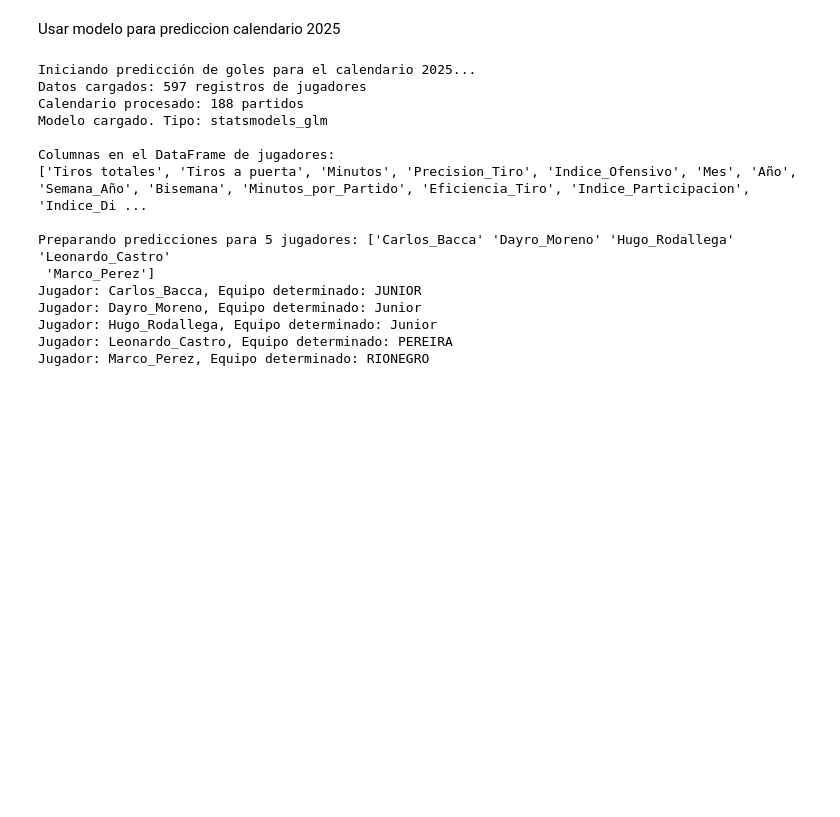
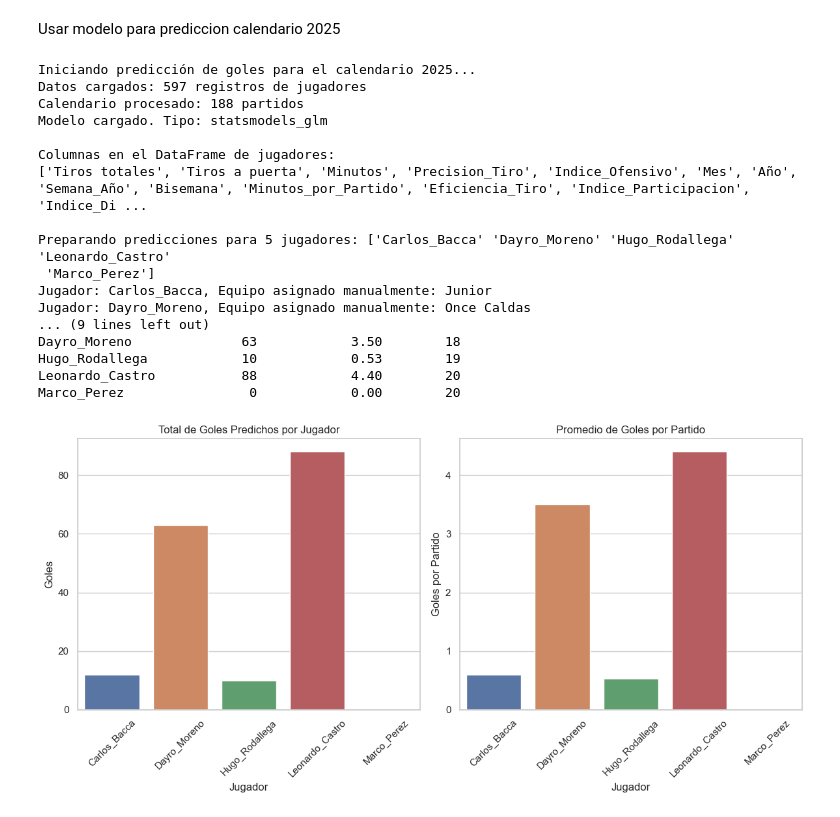
Before and after one commit to IngRetrius/Final-bi, a Jupyter notebook: Procesamiento de datos/analisis_jugadores_seleccionados.ipynb, the cells around one changed output. Saved outputs shown, nothing was run; the diff lists cells and outputs as text; code cells hidden in the pictures; blank space fills up the shorter version.

Commit message:
Goleadores modelo Arimax

```diff
--- a/Procesamiento de datos/analisis_jugadores_seleccionados.ipynb
+++ b/Procesamiento de datos/analisis_jugadores_seleccionados.ipynb
@@ -2812,7 +1908,7 @@ def cargar_modelo(ruta_modelo='modelo_poisson_goles.pkl'):
     with open(ruta_modelo, 'rb') as f:
         modelo_dict = pickle.load(f)
 
-    return modelo_dict['modelo'], modelo_dict['variables'], modelo_dict.get('scaler', None), modelo_dict.get('tipo_modelo', 'statsmodels_glm')
+    return modelo_dict['modelo'], modelo_dict['variables'], modelo_dict.get('tipo_modelo', 'statsmodels_glm')
 
 # 2. Procesar el calendario
 def procesar_calendario(ruta_calendario='calendario_2025.txt'):
@@ -2904,7 +2000,7 @@ def procesar_calendario(ruta_calendario='calendario_2025.txt'):
     return df_calendario
 
 # 3. Preparar datos para predicción por jugador
-def preparar_datos_prediccion_jugador(df_calendario, df_jugadores, variables_modelo, scaler=None):
+def preparar_datos_prediccion_jugador(df_calendario, df_jugadores, variables_modelo):
     """Prepara los datos para predecir goles para cada jugador en el calendario"""
     # Verificar las columnas disponibles en el DataFrame
     print("\nColumnas en el DataFrame de jugadores:")
@@ -3034,7 +2130,7 @@ def preparar_datos_prediccion_jugador(df_calendario, df_jugadores, variables_mod
                         ('Pereira', ['Pereira', 'Deportivo Pereira']),
                         ('Bucaramanga', ['Bucaramanga', 'Atlético Bucaramanga']),
                         ('Pasto', ['Pasto', 'Deportivo Pasto']),
-                        ('Medellín', ['Medellín', 'Independiente Medellín', 'DIM', 'Independiente']),
+                        ('Medellín', ['Medellín', 'Independiente Medellín', 'DIM','Independiente']),
                         ('Envigado', ['Envigado']),
                         ('Chicó', ['Chicó', 'Boyacá Chicó']),
                         ('Águilas', ['Águilas', 'Águilas Doradas']),
@@ -3091,11 +2187,6 @@ def preparar_datos_prediccion_jugador(df_calendario, df_jugadores, variables_mod
     # Seleccionar solo las variables del modelo y en el mismo orden
     X_pred = df_pred[variables_modelo].copy()
 
-    # Aplicar el scaler si está disponible
-    if scaler is not None:
-        columnas_numericas = X_pred.select_dtypes(include=np.number).columns
-        X_pred[columnas_numericas] = scaler.transform(X_pred[columnas_numericas])
-
     # Información adicional para interpretación
     info = df_pred[['Jugador', 'Equipo', 'Oponente', 'Fecha_Numero', 'Fecha', 'Sede_Local', 'Sede_Visitante']]
 
@@ -3105,11 +2196,11 @@ def preparar_datos_prediccion_jugador(df_calendario, df_jugadores, variables_mod
 def predecir_goles_calendario(df_calendario, df_jugadores):
     """Predice los goles para cada jugador en los partidos del calendario 2025"""
     # Cargar modelo
-    modelo, variables, scaler, tipo_modelo = cargar_modelo()
+    modelo, variables, tipo_modelo = cargar_modelo()
     print(f"Modelo cargado. Tipo: {tipo_modelo}")
 
     # Preparar datos para predicción
-    X_pred, info = preparar_datos_prediccion_jugador(df_calendario, df_jugadores, variables, scaler)
+    X_pred, info = preparar_datos_prediccion_jugador(df_calendario, df_jugadores, variables)
 
     if X_pred is None:
         return None
@@ -3187,35 +2278,38 @@ def predecir_goles_2025(ruta_jugadores='datos_preparados_modelo_poisson.csv',
     plt.savefig('predicciones_goles_2025.png')
     plt.show()
 
     # Crear tabla detallada por fecha
     print("\nPredicciones por fecha:")
     tabla_fechas = predicciones.pivot_table(
         index=['Fecha_Numero', 'Equipo', 'Oponente'],
         columns='Jugador',
         values='Goles_Redondeados',
         aggfunc='sum'
     ).fillna(0).astype(int)
 
     print(tabla_fechas)
 
     return predicciones, resumen, tabla_fechas
 
 # Si se ejecuta como script principal
 if __name__ == "__main__":
     predicciones, resumen, tabla_fechas = predecir_goles_2025()
 # %% [output]
 Iniciando predicción de goles para el calendario 2025...
 Datos cargados: 597 registros de jugadores
 Calendario procesado: 188 partidos
 Modelo cargado. Tipo: statsmodels_glm
 
 Columnas en el DataFrame de jugadores:
 ['Tiros totales', 'Tiros a puerta', 'Minutos', 'Precision_Tiro', 'Indice_Ofensivo', 'Mes', 'Año', 'Semana_Año', 'Bisemana', 'Minutos_por_Partido', 'Eficiencia_Tiro', 'Indice_Participacion', 'Indice_Di ...
 
 Preparando predicciones para 5 jugadores: ['Carlos_Bacca' 'Dayro_Moreno' 'Hugo_Rodallega' 'Leonardo_Castro'
  'Marco_Perez']
-Jugador: Carlos_Bacca, Equipo determinado: JUNIOR
-Jugador: Dayro_Moreno, Equipo determinado: Junior
-Jugador: Hugo_Rodallega, Equipo determinado: Junior
-Jugador: Leonardo_Castro, Equipo determinado: PEREIRA
-Jugador: Marco_Perez, Equipo determinado: RIONEGRO
+Jugador: Carlos_Bacca, Equipo asignado manualmente: Junior
+Jugador: Dayro_Moreno, Equipo asignado manualmente: Once Caldas
+... (9 lines left out)
+Dayro_Moreno              63            3.50        18
+Hugo_Rodallega            10            0.53        19
+Leonardo_Castro           88            4.40        20
+Marco_Perez                0            0.00        20
+[figure, added]
```
Also changed, not shown: parts of 11 cells of this notebook, 4 other files.
